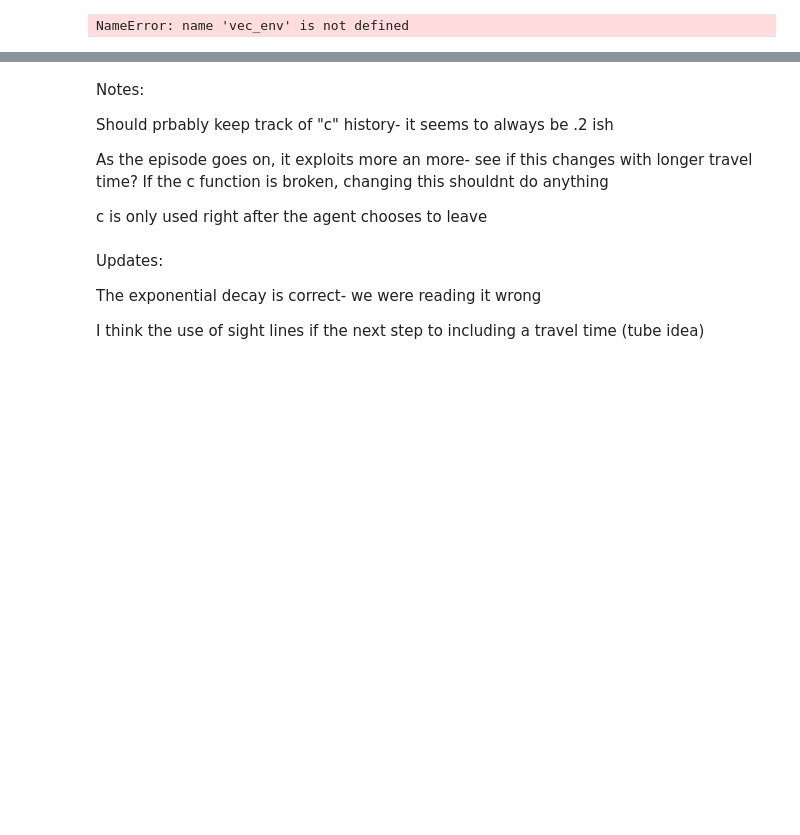
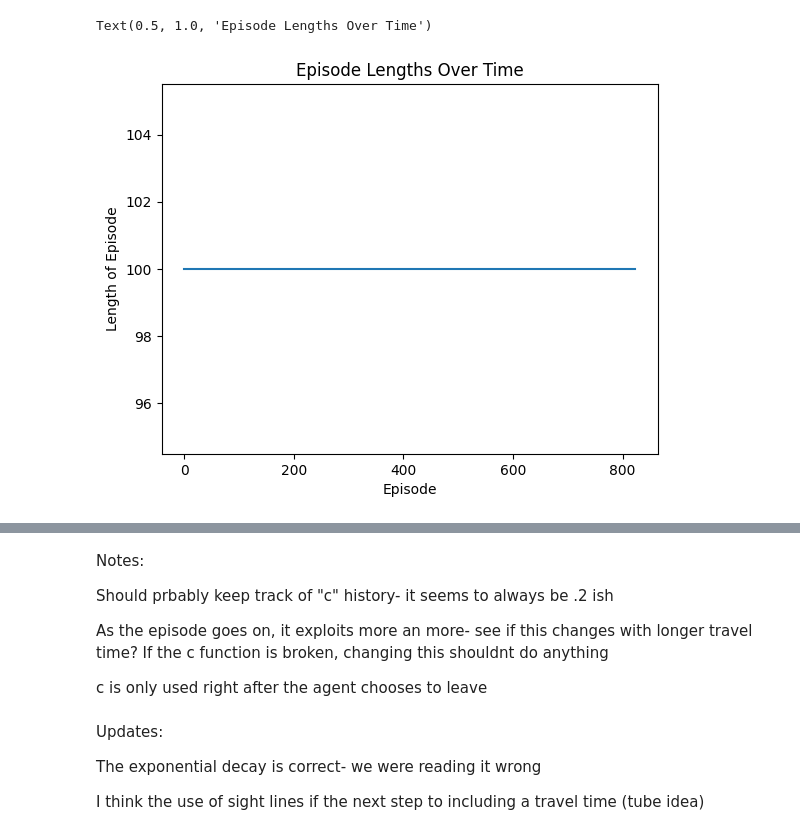
Before and after one commit to nlacey111/Foraging-Project, a Jupyter notebook: Foraging_automated.ipynb, the cells around one changed output, grey strips where cells are left out. Saved outputs shown, nothing was run; the diff lists cells and outputs as text; code cells hidden in the pictures; blank space fills up the shorter version.

```diff
--- a/Foraging_automated.ipynb
+++ b/Foraging_automated.ipynb
@@ -99,13 +161,15 @@ AttributeError: 'NoneType' object has no attribute 'get_attr'
 # %%
 
 # plot the list of lengths
 import matplotlib.pyplot as plt
-plt.plot([len(x) for x in vec_env.get_attr("reward_hist_all_ep")[0][:40]])
+
+plt.plot([len(x) for x in vec_env.get_attr("reward_hist_all_ep")[0][:]])
 plt.xlabel("Episode")
 plt.ylabel("Length of Episode")
 plt.title("Episode Lengths Over Time")
 # %% [output]
-NameError: name 'vec_env' is not defined
+Text(0.5, 1.0, 'Episode Lengths Over Time')
+[figure, added]
 # %%
 # plot the reward history from the first episode
 import matplotlib.pyplot as plt
```
Also changed, not shown: parts of 11 cells of this notebook, 2 other files.
